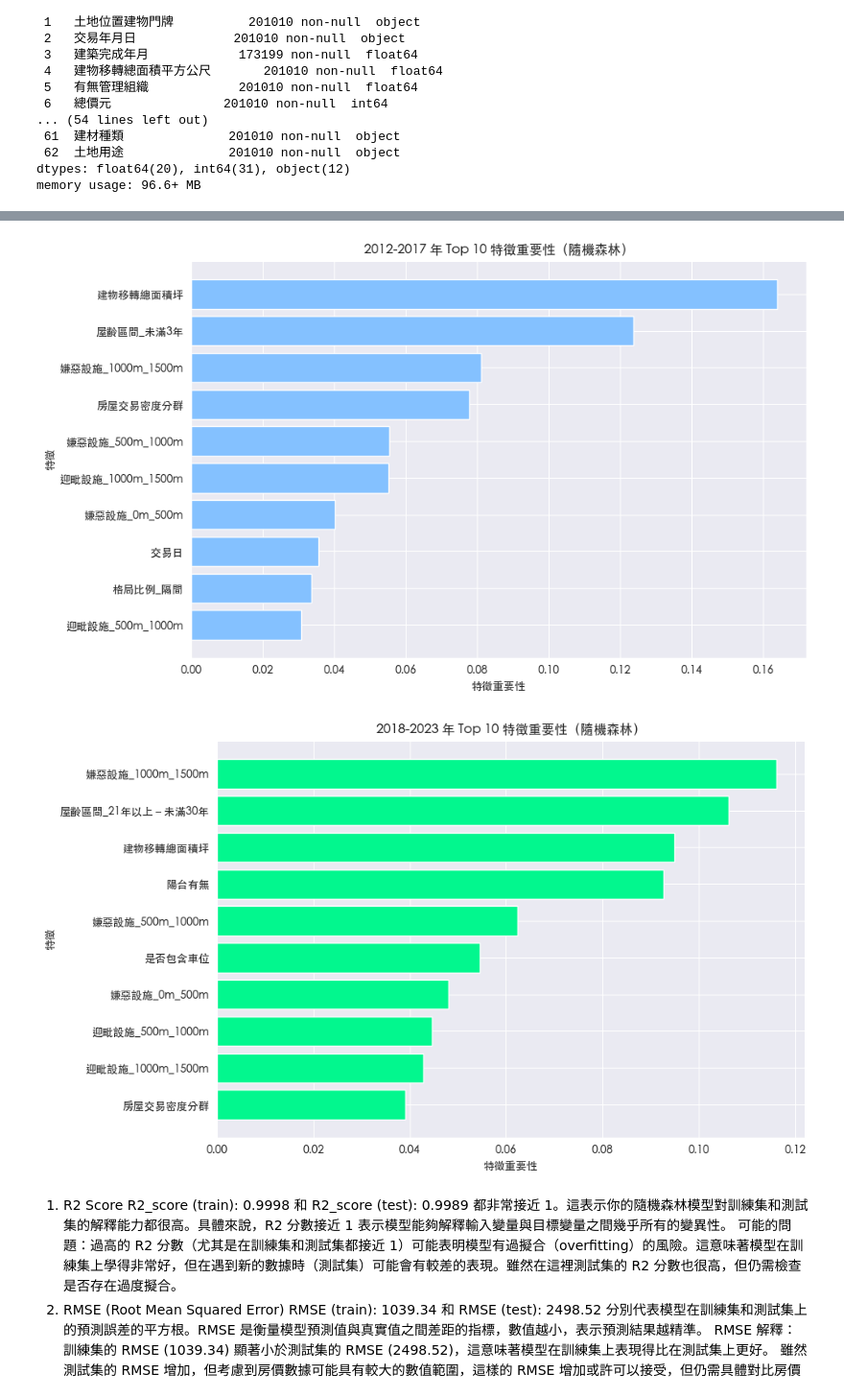
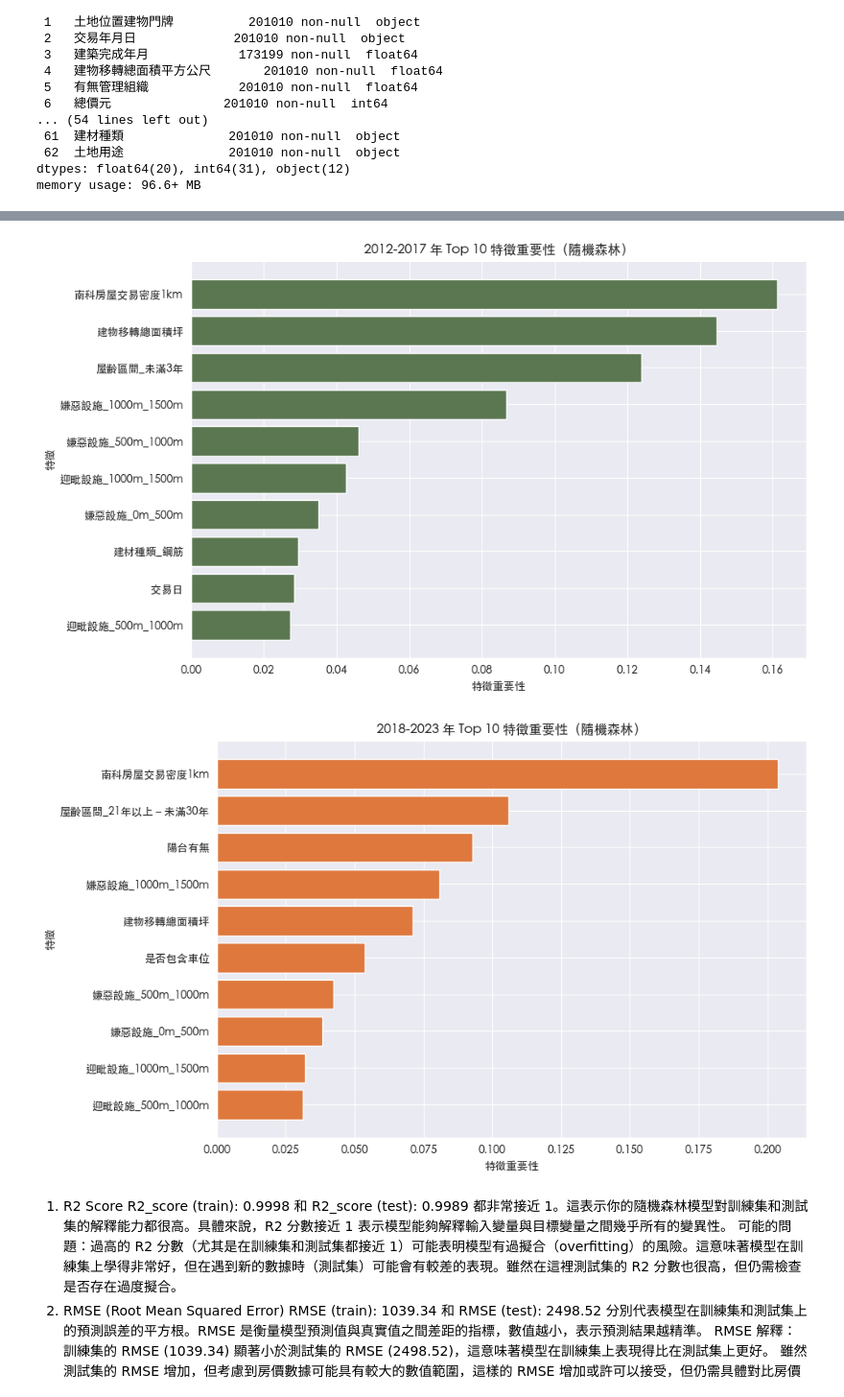
Before and after one commit to BDSE35/house, a Jupyter notebook: EDA/outlier_final_ml.ipynb, the cells around one changed output, grey strips where cells are left out. Shown at 96% size. Saved outputs shown, nothing was run; the diff lists cells and outputs as text; code cells hidden in the pictures.

```diff
--- a/EDA/outlier_final_ml.ipynb
+++ b/EDA/outlier_final_ml.ipynb
@@ -81,7 +50,10 @@ columns_rename = {
     'bad_count_0_500': '嫌惡設施_0m_500m',
     'bad_count_500_1000': '嫌惡設施_500m_1000m',
     'bad_count_1000_1500': '嫌惡設施_1000m_1500m',
-    'KDE_class': '房屋交易密度分群'
+    'KDE_class': '房屋交易密度分群',
+    'KDE_1km' : '南科房屋交易密度1km',
+    'KDE_0.5km':'南科房屋交易密度0.5km',
+    'KDE_1.5km':'南科房屋交易密度1.5km',
 }
 
 # 使用 rename() 方法重新命名欄位
@@ -518,8 +425,8 @@ y = df['單價元每坪']
 # 定義特徵變數 X，排除目標變數和不必要的欄位
 X = df.drop(columns=['單價元每坪', '編號', '備註', '鄉鎮市區', '土地位置建物門牌', '交易年月日',
                      '建築完成年月', '建物移轉總面積平方公尺', 'Region', '緯度', '經度','單價元平方公尺','總價元',
-                     '建築型態清整', '房地總價元', 'KDE_0.5km', 'KDE_1km', 'KDE_1.5km',
-                     'Region', '交易年_民國', '移轉層次', '建築型態', '建材種類', '土地用途','屋齡區間'])
+                     '建築型態清整', '房地總價元', '南科房屋交易密度0.5km', '南科房屋交易密度1.5km',
+                     'Region', '交易年_民國', '移轉層次', '建築型態', '建材種類', '土地用途','屋齡區間','房屋交易密度分群'])
 
 # 移除包含缺失值的列
 X = X.dropna()
@@ -777,16 +681,7 @@ def process_and_train(X_subset, y_subset, period_name):
         print(f"時間段 {period_name} 訓練集或測試集資料量為零，無法訓練模型。")
         return None
 
-    # # 訓練模型
-    # rf = RandomForestRegressor(n_estimators=100, random_state=25)
-    # rf.fit(X_train, y_train)
 
-    # # 預測和評估
-    # y_pred = rf.predict(X_test)
-    # mse = mean_squared_error(y_test, y_pred)
-    # r2 = r2_score(y_test, y_pred)  # 計算 R^2
-    # print(f"時間段 {period_name} 隨機森林模型的均方誤差（MSE）：{mse}")
-    # print(f"時間段 {period_name} 隨機森林模型的 R^2 值：{r2}")
     # 訓練模型
     rf = RandomForestRegressor(n_estimators=100, random_state=25)
     rf.fit(X_train, y_train)
@@ -828,12 +723,12 @@ y = df['單價元每坪']
 columns_to_drop = [
     '單價元每坪', '編號', '備註', '鄉鎮市區', '土地位置建物門牌',
     '建築完成年月', '建物移轉總面積平方公尺', 'Region', '緯度', '經度',
-    '建築型態清整', '房地總價元', 'KDE_0.5km', 'KDE_1km', 'KDE_1.5km',
+    '建築型態清整', '房地總價元',
     '單價元平方公尺', '總價元',
     '建築型態_住商大樓', '建築型態_公寓', '建築型態_其他', '建築型態_透天厝',
     '建材_磚石', '建材_鋼筋', '建材_鋼骨', '建材_竹木',
-    '住', '商', '工', '農', 'bad_count', 'good_count',
-    '移轉層次_騎樓', '移轉層次_屋頂', '移轉層次_一二樓', '屋齡', '房地總價元(坪)', '建築完成年', '交易年_民國'
+    '住', '商', '工', '農', 'bad_count', 'good_count','房屋交易密度分群',
+    '移轉層次_騎樓', '移轉層次_屋頂', '移轉層次_一二樓', '屋齡', '房地總價元(坪)', '建築完成年', '交易年_民國','南科房屋交易密度0.5km', '南科房屋交易密度1.5km'
 ]
 
 # 定義特徵變數 X
@@ -944,37 +935,37 @@ import matplotlib.pyplot as plt
 
 # 設置中文字體，防止中文亂碼
 plt.rcParams['font.sans-serif'] = ['SimHei']  # 使用黑體
 plt.rcParams['axes.unicode_minus'] = False    # 正常顯示負號
 
 # 定義要獲取的特徵數量
 top_n = 10
 
 # 時間段 2012-2017
 fi_period1_top = fi_period1.sort_values(ascending=False).head(top_n)
 
 # 繪製 2012-2017 年的特徵重要性圖
 plt.figure(figsize=(10, 6))
-plt.barh(fi_period1_top.index[::-1], fi_period1_top.values[::-1], color='#84C1FF')
+plt.barh(fi_period1_top.index[::-1], fi_period1_top.values[::-1], color='#5a7751')
 plt.title('2012-2017 年 Top 10 特徵重要性（隨機森林）')
 plt.xlabel('特徵重要性')
 plt.ylabel('特徵')
 plt.tight_layout()
 plt.show()
 
 # 時間段 2018-2023
 fi_period2_top = fi_period2.sort_values(ascending=False).head(top_n)
 
 # 繪製 2018-2023 年的特徵重要性圖
 plt.figure(figsize=(10, 6))
-plt.barh(fi_period2_top.index[::-1], fi_period2_top.values[::-1], color='#02F78E')
+plt.barh(fi_period2_top.index[::-1], fi_period2_top.values[::-1], color='#de783d')
 plt.title('2018-2023 年 Top 10 特徵重要性（隨機森林）')
 plt.xlabel('特徵重要性')
 plt.ylabel('特徵')
 plt.tight_layout()
 plt.show()
 # %% [output]
-[figure, old version]
+[figure, new version]
-[figure, old version]
+[figure, new version]
 # %% [markdown]
 1. R2 Score
 R2_score (train): 0.9998 和 R2_score (test): 0.9989 都非常接近 1。這表示你的隨機森林模型對訓練集和測試集的解釋能力都很高。具體來說，R2 分數接近 1 表示模型能夠解釋輸入變量與目標變量之間幾乎所有的變異性。
```
Also changed, not shown: parts of 35 cells of this notebook, 25 other files.
